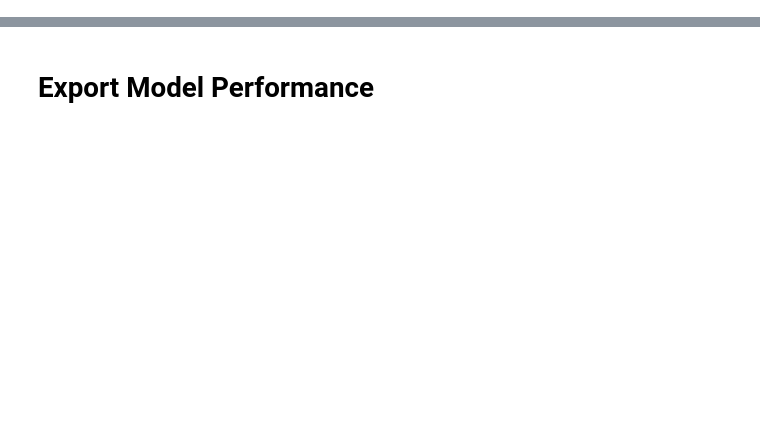
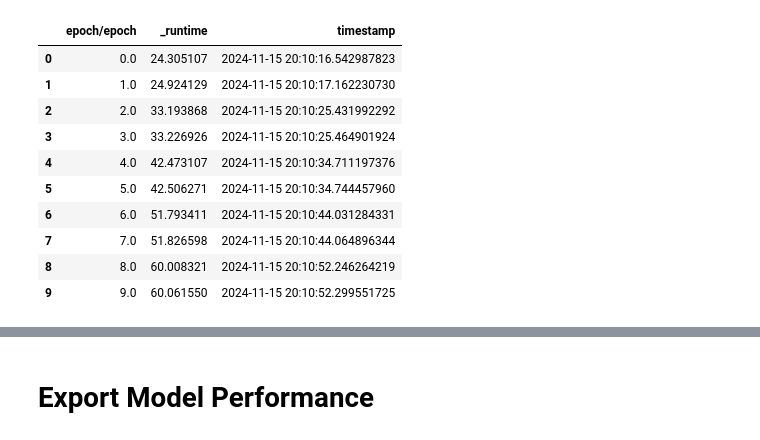
Before and after one commit to Sangeeths11/DeepLearningComputerVision, a Jupyter notebook: wandbVersion/energy_consumption.ipynb, the cells around one changed output, grey strips where cells are left out. Cells and saved outputs as stored; diff of their text form; code cells hidden in the pictures; blank space fills up the shorter version.

```diff
--- a/wandbVersion/energy_consumption.ipynb
+++ b/wandbVersion/energy_consumption.ipynb
@@ -65,3 +128,19 @@ run.history()
+# %%
+run_history["timestamp"] = pd.to_datetime(run_history["_timestamp"], unit="s")
+# %%
+run_history[["epoch/epoch", "_runtime", "timestamp"]].head(10)
+# %% [output]
+|  | epoch/epoch | _runtime | timestamp |
+| 0 | 0.0 | 24.305107 | 2024-11-15 20:10:16.542987823 |
+| 1 | 1.0 | 24.924129 | 2024-11-15 20:10:17.162230730 |
+| 2 | 2.0 | 33.193868 | 2024-11-15 20:10:25.431992292 |
+| 3 | 3.0 | 33.226926 | 2024-11-15 20:10:25.464901924 |
+| 4 | 4.0 | 42.473107 | 2024-11-15 20:10:34.711197376 |
+| 5 | 5.0 | 42.506271 | 2024-11-15 20:10:34.744457960 |
+| 6 | 6.0 | 51.793411 | 2024-11-15 20:10:44.031284331 |
+| 7 | 7.0 | 51.826598 | 2024-11-15 20:10:44.064896344 |
+| 8 | 8.0 | 60.008321 | 2024-11-15 20:10:52.246264219 |
+| 9 | 9.0 | 60.061550 | 2024-11-15 20:10:52.299551725 |
 # %%
 for run_name, run_data in RUNS.items():
     print(run_name, run_data)
```
Also changed, not shown: parts of 31 cells of this notebook.
